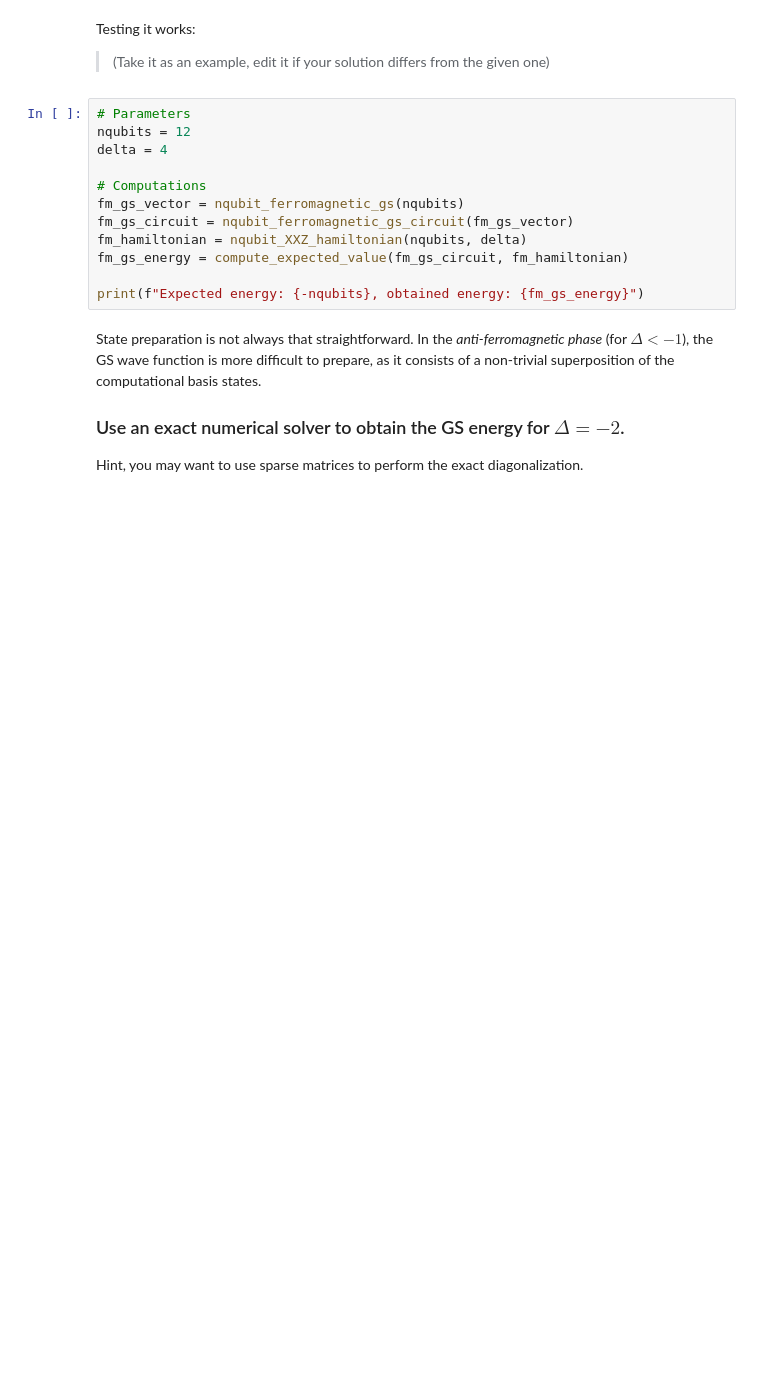
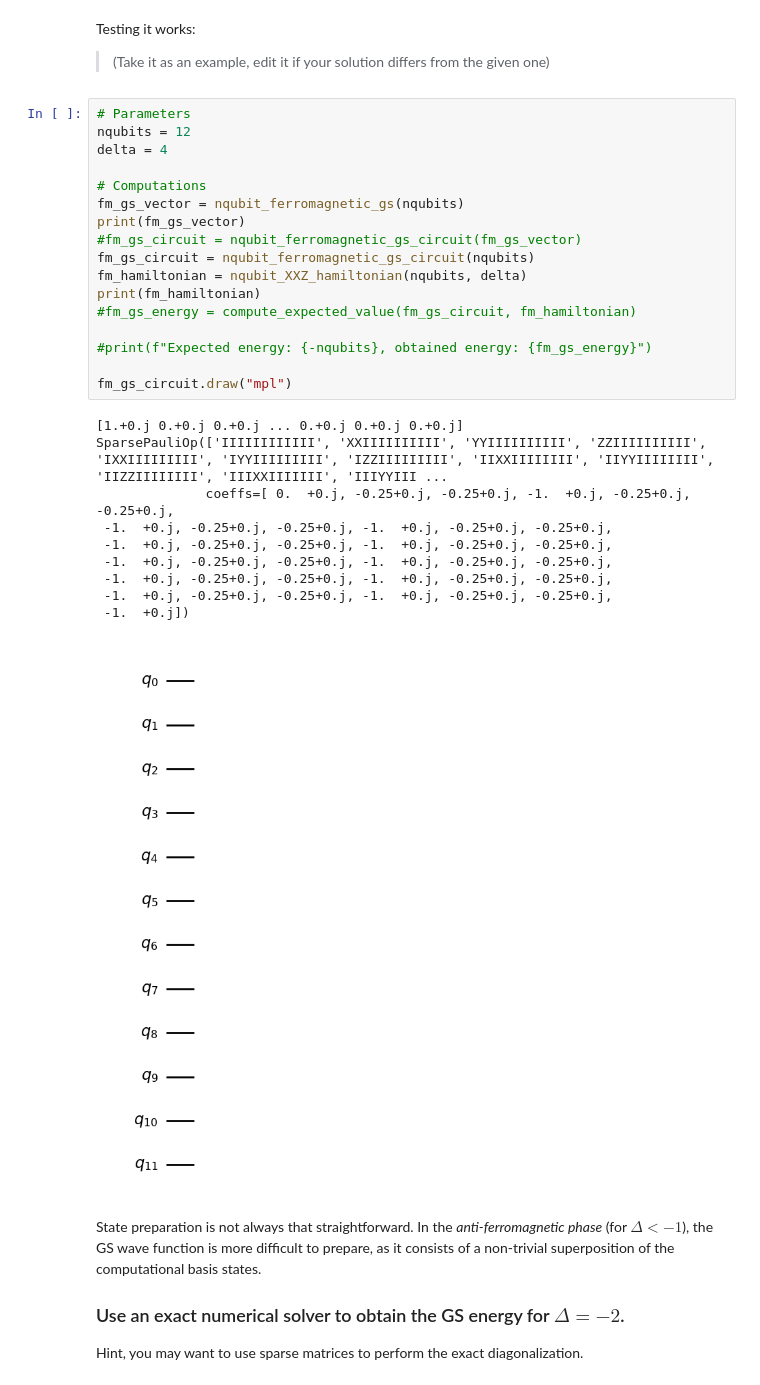
Before and after one commit to quantummasterbarcelonacode/fall-fest-24, a Jupyter notebook: notebooks/challenges/XXZ_Heisenberg_model/PhysicsChallenge.ipynb, the cells around one changed output. Drawn from its saved outputs; the diff is of its cells as text; blank space fills up the shorter version.

Commit message:
Creation of the hamiltonian on Friday

```diff
--- a/notebooks/challenges/XXZ_Heisenberg_model/PhysicsChallenge.ipynb
+++ b/notebooks/challenges/XXZ_Heisenberg_model/PhysicsChallenge.ipynb
@@ -124,15 +200,31 @@ Testing it works:
 # %%
 # Parameters
 nqubits = 12
 delta = 4
 
 # Computations
 fm_gs_vector = nqubit_ferromagnetic_gs(nqubits)
-fm_gs_circuit = nqubit_ferromagnetic_gs_circuit(fm_gs_vector)
+print(fm_gs_vector)
+#fm_gs_circuit = nqubit_ferromagnetic_gs_circuit(fm_gs_vector)
+fm_gs_circuit = nqubit_ferromagnetic_gs_circuit(nqubits)
 fm_hamiltonian = nqubit_XXZ_hamiltonian(nqubits, delta)
-fm_gs_energy = compute_expected_value(fm_gs_circuit, fm_hamiltonian)
+print(fm_hamiltonian)
+#fm_gs_energy = compute_expected_value(fm_gs_circuit, fm_hamiltonian)
 
-print(f"Expected energy: {-nqubits}, obtained energy: {fm_gs_energy}")
+#print(f"Expected energy: {-nqubits}, obtained energy: {fm_gs_energy}")
+
+fm_gs_circuit.draw("mpl")
+# %% [output]
+[1.+0.j 0.+0.j 0.+0.j ... 0.+0.j 0.+0.j 0.+0.j]
+SparsePauliOp(['IIIIIIIIIIII', 'XXIIIIIIIIII', 'YYIIIIIIIIII', 'ZZIIIIIIIIII', 'IXXIIIIIIIII', 'IYYIIIIIIIII', 'IZZIIIIIIIII', 'IIXXIIIIIIII', 'IIYYIIIIIIII', 'IIZZIIIIIIII', 'IIIXXIIIIIII', 'IIIYYIII ...
+              coeffs=[ 0.  +0.j, -0.25+0.j, -0.25+0.j, -1.  +0.j, -0.25+0.j, -0.25+0.j,
+ -1.  +0.j, -0.25+0.j, -0.25+0.j, -1.  +0.j, -0.25+0.j, -0.25+0.j,
+ -1.  +0.j, -0.25+0.j, -0.25+0.j, -1.  +0.j, -0.25+0.j, -0.25+0.j,
+ -1.  +0.j, -0.25+0.j, -0.25+0.j, -1.  +0.j, -0.25+0.j, -0.25+0.j,
+ -1.  +0.j, -0.25+0.j, -0.25+0.j, -1.  +0.j, -0.25+0.j, -0.25+0.j,
+ -1.  +0.j, -0.25+0.j, -0.25+0.j, -1.  +0.j, -0.25+0.j, -0.25+0.j,
+ -1.  +0.j])
+[figure, added]
 # %% [markdown]
 State preparation is not always that straightforward.
 In the _anti-ferromagnetic phase_ (for $\Delta<-1$), the GS wave function is more difficult to prepare, as it consists of a non-trivial superposition of the computational basis states.
```
Also changed, not shown: parts of 2 cells of this notebook, 1 other file.
